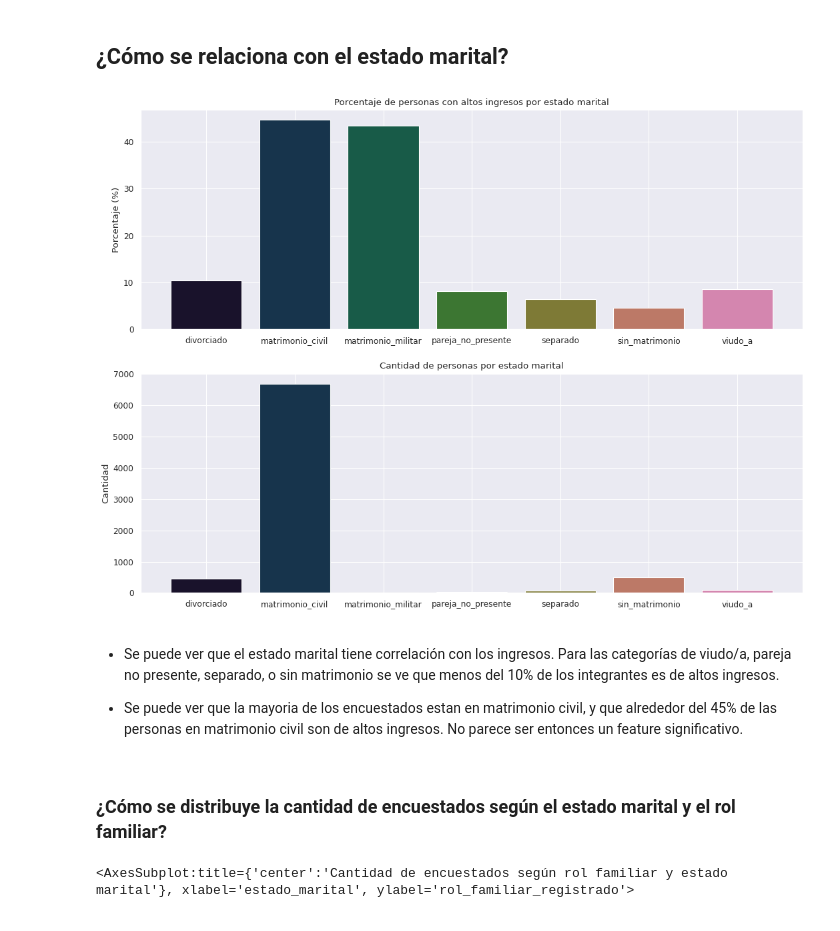
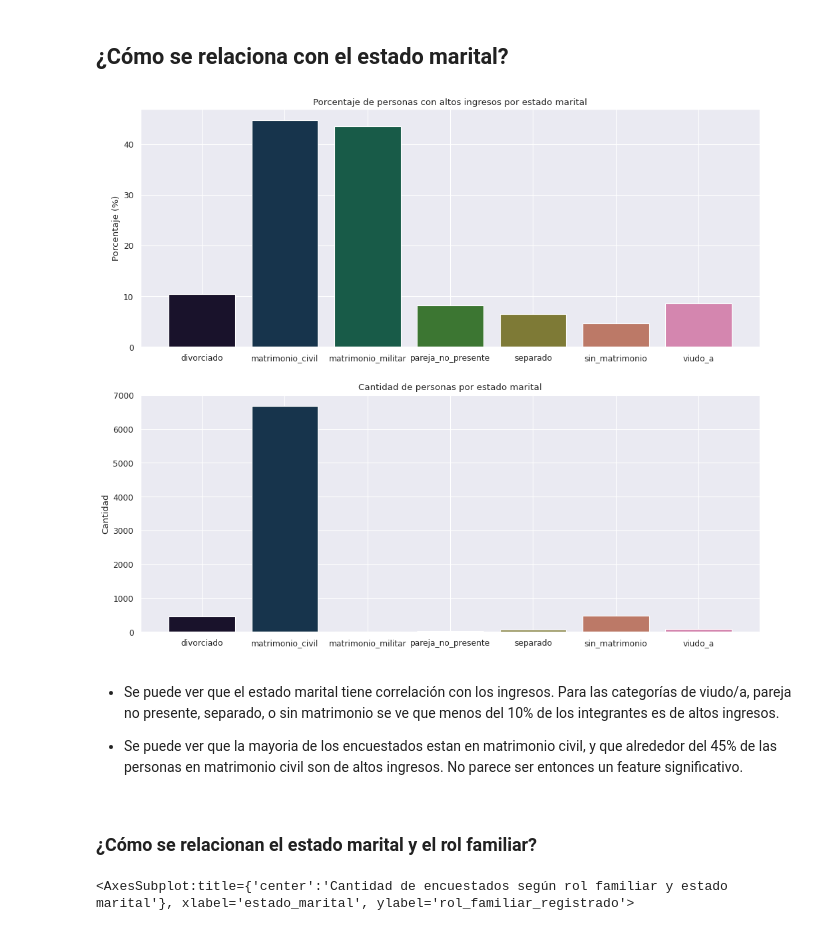
Before and after one commit to TomasArrachea/TP-Organizacion-de-Datos, a Jupyter notebook: informe.ipynb, the cells around one changed output. Cells and saved outputs as stored; diff of their text form; code cells hidden in the pictures.

```diff
--- a/informe.ipynb
+++ b/informe.ipynb
@@ -439,30 +492,30 @@ plt.show()
 # %%
 df_total = df
 df_filtrado = df[df['tiene_alto_valor_adquisitivo'] == 1]
 
 df_r = (df_filtrado['estado_marital'].value_counts() / df_total['estado_marital'].value_counts()).sort_index(ascending=True)
 df_cantidad = (df_filtrado['estado_marital'].value_counts()).sort_index(ascending = True)
 
-fig, axes = plt.subplots(nrows=2, ncols=1, dpi=80, figsize=(16, 12))
+fig, axes = plt.subplots(nrows=2, ncols=1, dpi=80, figsize=(15, 13))
 
 axes[0].bar(df_r.index, (df_r.values)*100, color =sns.color_palette('cubehelix', 10))
 axes[0].set_ylabel("Porcentaje (%)")
 # axes[0].set_xlabel("Estado marital")
 axes[0].set_title("Porcentaje de personas con altos ingresos por estado marital")
 
 axes[1].bar(df_cantidad.index, df_cantidad.values, color =sns.color_palette('cubehelix', 10))
 axes[1].set_ylabel("Cantidad")
 # axes[1].set_xlabel("Estado marital")
 axes[1].set_title("Cantidad de personas por estado marital")
 plt.show()
 # %% [output]
-[figure, old version]
+[figure, new version]
 # %% [markdown]
 - Se puede ver que el estado marital tiene correlación con los ingresos. Para las categorías de viudo/a, pareja no presente, separado, o sin matrimonio se ve que menos del 10% de los integrantes es de altos ingresos.
 
 - Se puede ver que la mayoria de los encuestados estan en matrimonio civil, y que alrededor del 45% de las personas en matrimonio civil son de altos ingresos. No parece ser entonces un feature significativo.
 # %% [markdown]
-### ¿Cómo se distribuye la cantidad de encuestados según el estado marital y el rol familiar?
+### ¿Cómo se relacionan el estado marital y el rol familiar?
 # %%
 plt.figure(dpi=100)
 plt.title("Cantidad de encuestados según rol familiar y estado marital")
```
Also changed, not shown: parts of 16 cells of this notebook.
